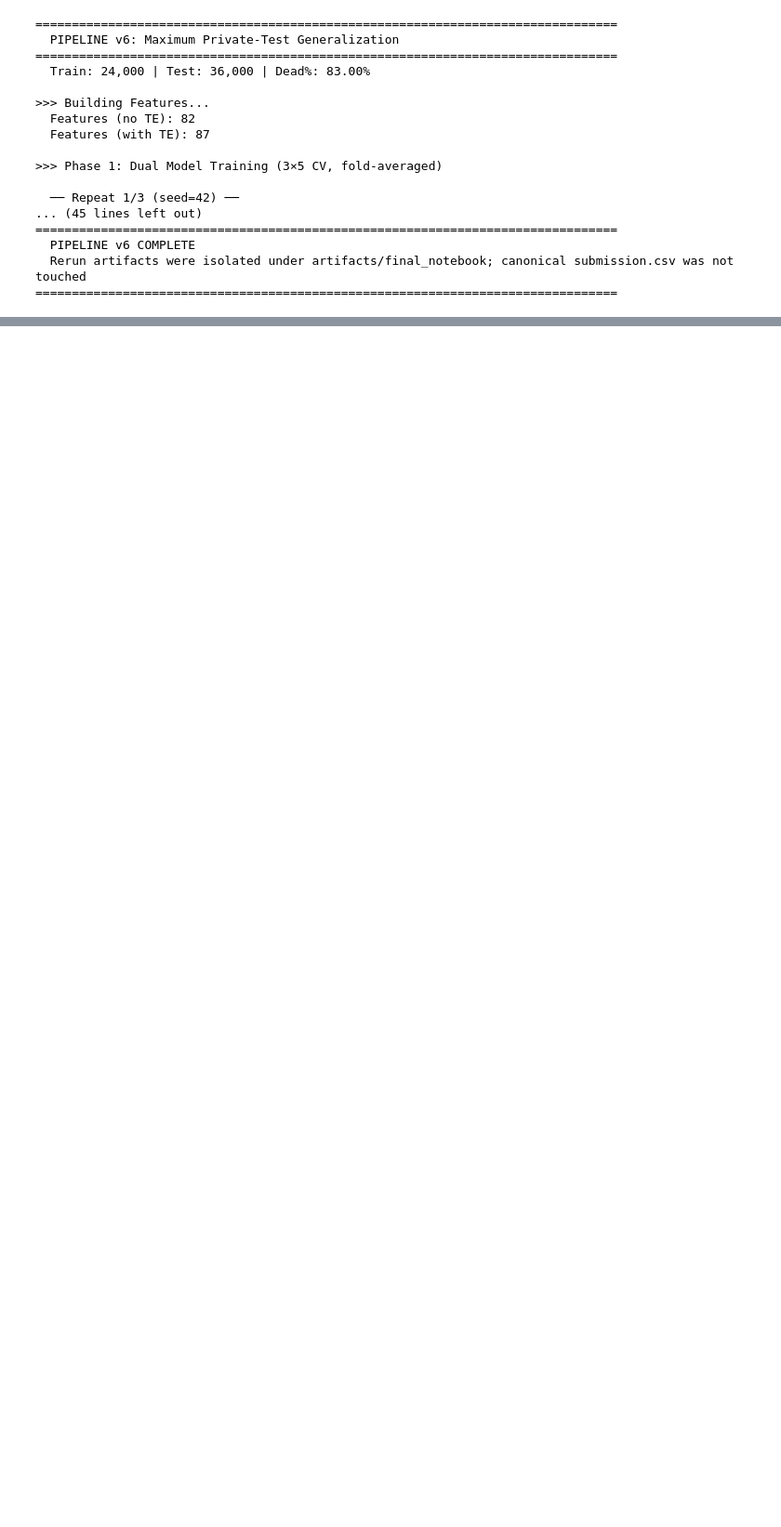
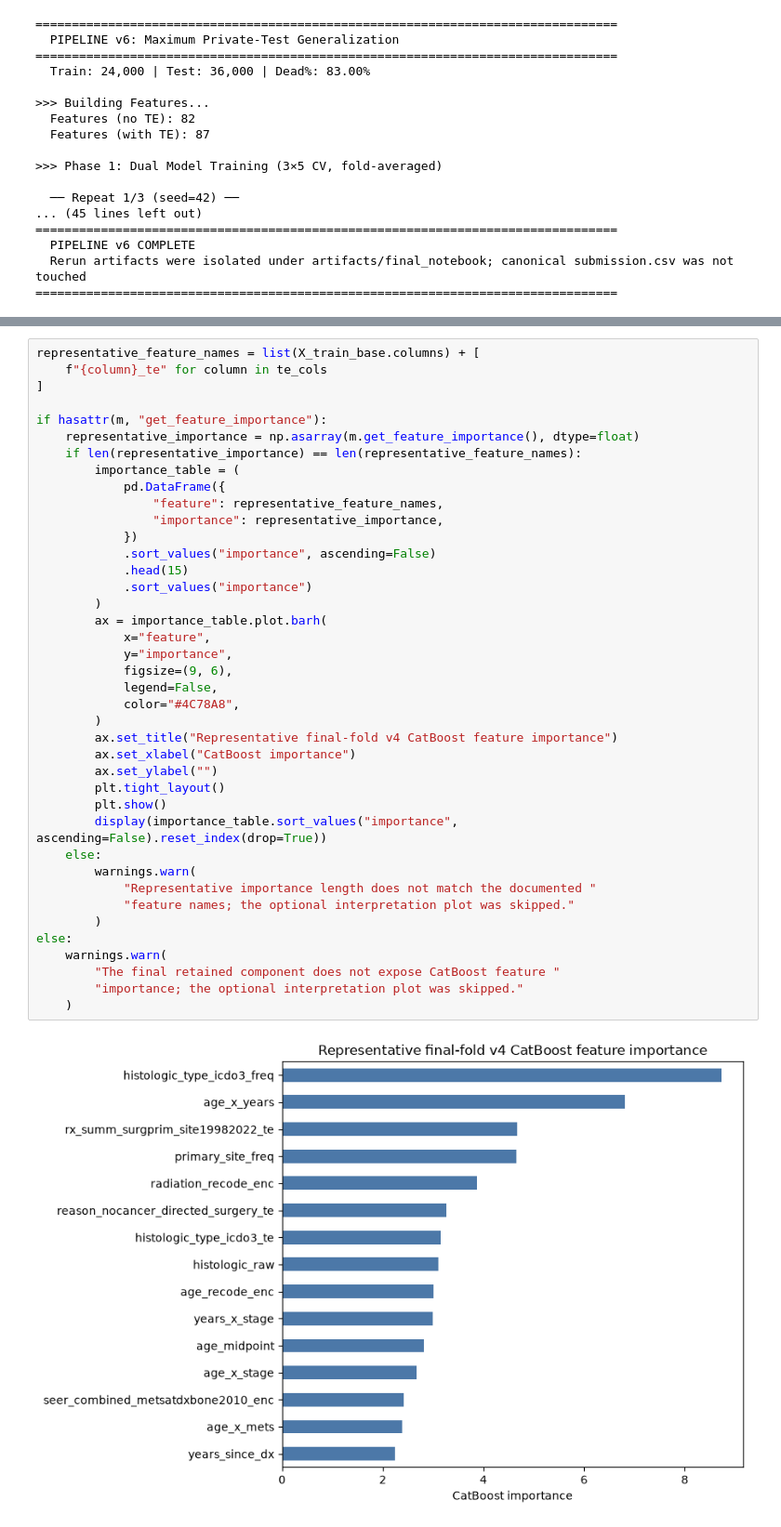
Before and after one commit to Jahidul183019/Insight-2.0-Datathon-2026, a Jupyter notebook: insight_2_0_consolidated.ipynb, the cells around one changed output, grey strips where cells are left out. Shown at 93% size. Drawn from its saved outputs; the diff is of its cells as text; blank space fills up the shorter version.

```diff
--- a/insight_2_0_consolidated.ipynb
+++ b/insight_2_0_consolidated.ipynb
@@ -817,0 +912,42 @@ retain written organizer clarification regarding any AI-assisted development.
+# %%
+representative_feature_names = list(X_train_base.columns) + [
+    f"{column}_te" for column in te_cols
+]
+
+if hasattr(m, "get_feature_importance"):
+    representative_importance = np.asarray(m.get_feature_importance(), dtype=float)
+    if len(representative_importance) == len(representative_feature_names):
+        importance_table = (
+            pd.DataFrame({
+                "feature": representative_feature_names,
+                "importance": representative_importance,
+            })
+            .sort_values("importance", ascending=False)
+            .head(15)
+            .sort_values("importance")
+        )
+        ax = importance_table.plot.barh(
+            x="feature",
+            y="importance",
+            figsize=(9, 6),
+            legend=False,
+            color="#4C78A8",
+        )
+        ax.set_title("Representative final-fold v4 CatBoost feature importance")
+        ax.set_xlabel("CatBoost importance")
+        ax.set_ylabel("")
+        plt.tight_layout()
+        plt.show()
+        display(importance_table.sort_values("importance", ascending=False).reset_index(drop=True))
+    else:
+        warnings.warn(
+            "Representative importance length does not match the documented "
+            "feature names; the optional interpretation plot was skipped."
+        )
+else:
+    warnings.warn(
+        "The final retained component does not expose CatBoost feature "
+        "importance; the optional interpretation plot was skipped."
+    )
+# %% [output]
+[figure, added]
```
Also changed, not shown: parts of 8 cells of this notebook, 3 other files.
